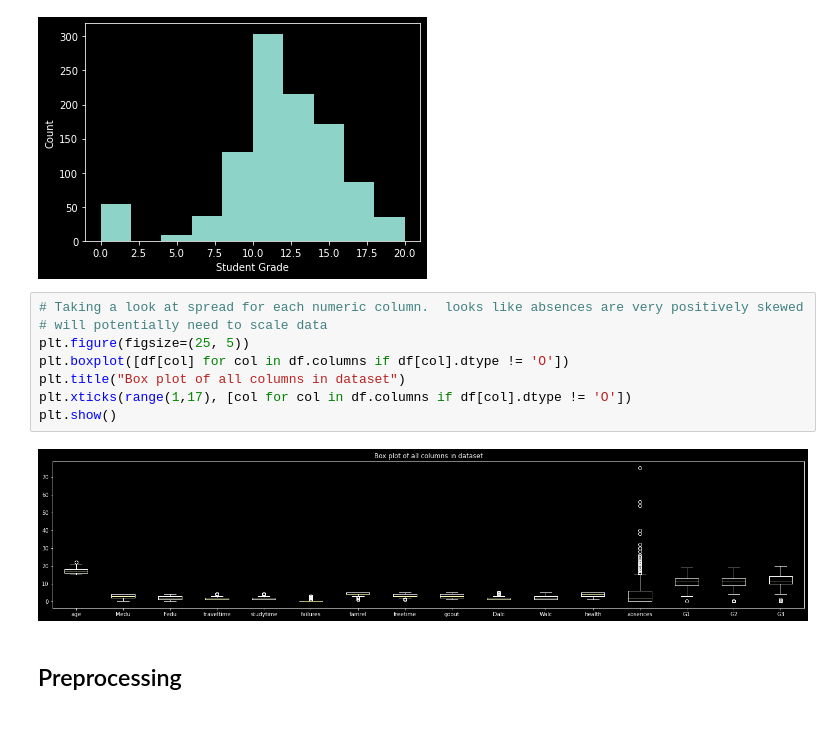
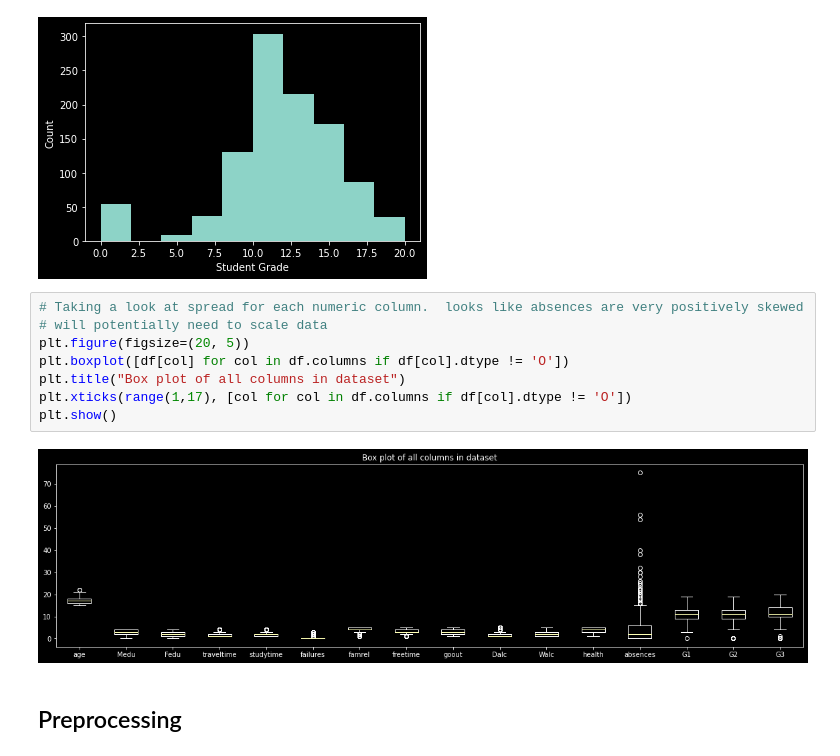
Before and after one commit to sabinabains/dsc-phase-3-project, a Jupyter notebook: dsc-phase-3-project-3.25.22.ipynb, the cells around one changed output. Saved outputs shown, nothing was run; the diff lists cells and outputs as text; blank space fills up the shorter version.

```diff
--- a/dsc-phase-3-project-3.25.22.ipynb
+++ b/dsc-phase-3-project-3.25.22.ipynb
@@ -81,13 +82,13 @@ Text(0, 0.5, 'Count')
 # %%
 # Taking a look at spread for each numeric column.  looks like absences are very positively skewed
 # will potentially need to scale data
-plt.figure(figsize=(25, 5))
+plt.figure(figsize=(20, 5))
 plt.boxplot([df[col] for col in df.columns if df[col].dtype != 'O'])
 plt.title("Box plot of all columns in dataset")
 plt.xticks(range(1,17), [col for col in df.columns if df[col].dtype != 'O'])
 plt.show()
 # %% [output]
-[figure, old version]
+[figure, new version]
 # %% [markdown]
 ## Preprocessing
 # %% [markdown]
```
Also changed, not shown: parts of 13 cells of this notebook, 5 other files.
